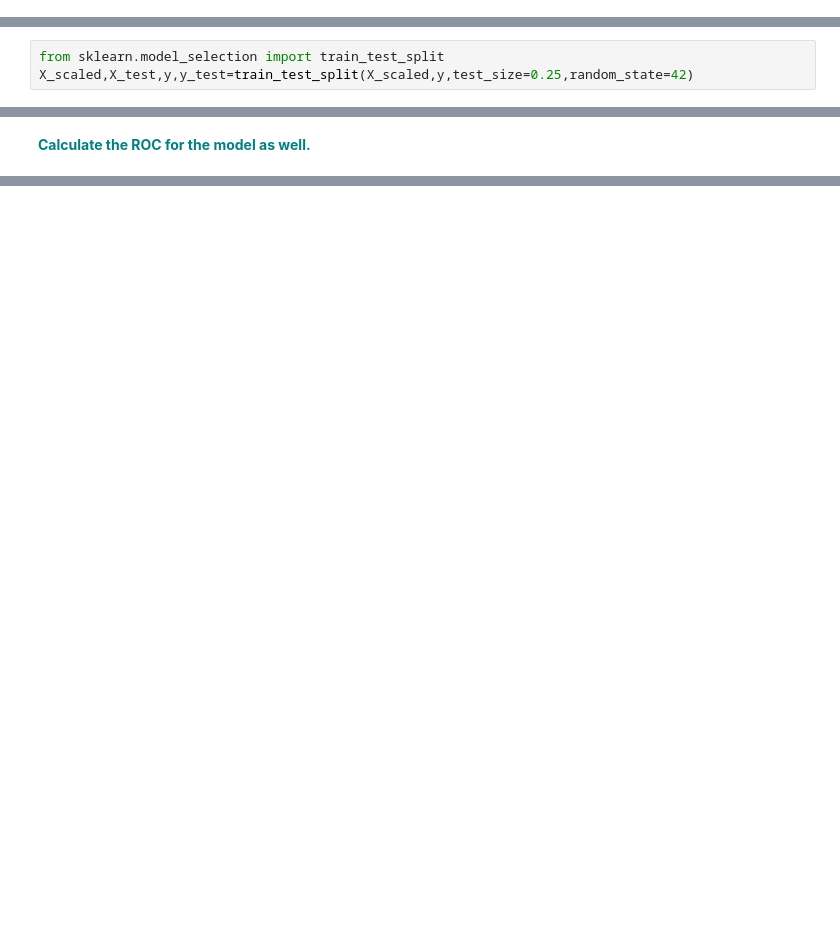
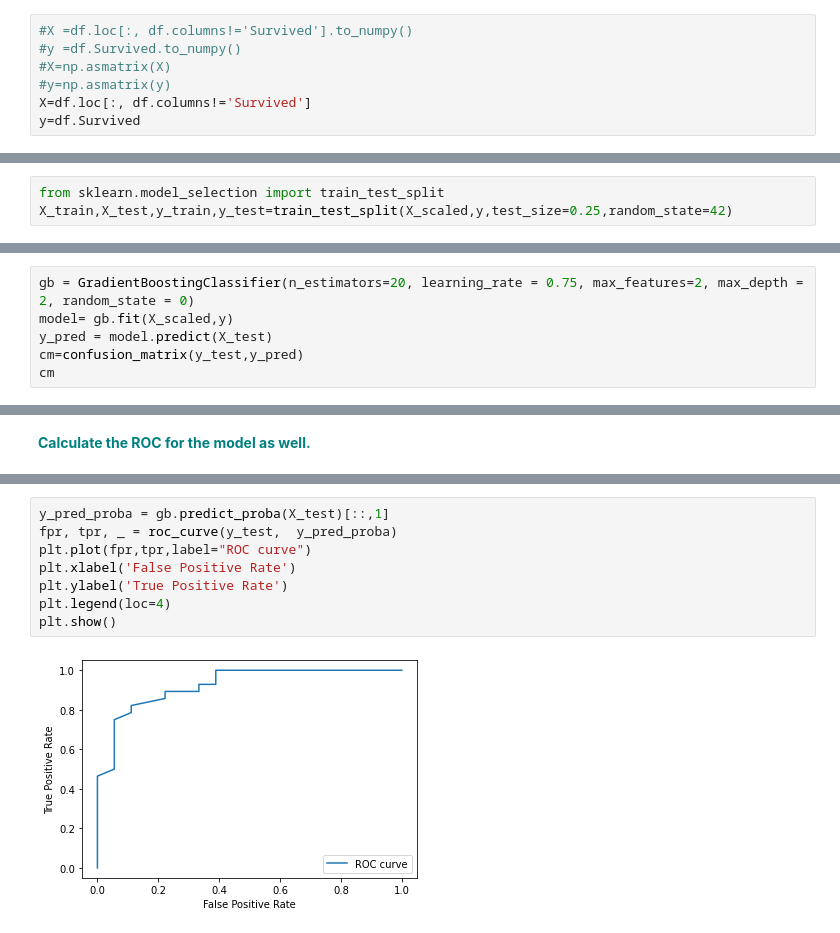
Before and after one commit to pritjee/Springboard, a Jupyter notebook: Gradient Boosting Case Study.ipynb, the cells around one changed output, grey strips where cells are left out. Saved outputs shown, nothing was run; the diff lists cells and outputs as text; blank space fills up the shorter version.

```diff
--- a/Gradient Boosting Case Study.ipynb
+++ b/Gradient Boosting Case Study.ipynb
@@ -184,3 +181,10 @@ y =df.Survived
+# %%
+#X =df.loc[:, df.columns!='Survived'].to_numpy()
+#y =df.Survived.to_numpy()
+#X=np.asmatrix(X)
+#y=np.asmatrix(y)
+X=df.loc[:, df.columns!='Survived']
+y=df.Survived
 # %% [markdown]
 **<font color='teal'>Apply the standard scaler to the X matrix.</font>**
 # %%
@@ -190,7 +194,7 @@ X_scaled =scaler.transform(X)
 **<font color='teal'>Split the X_scaled and y into 75/25 training and testing data subsets..</font>**
 # %%
 from sklearn.model_selection import train_test_split
-X_scaled,X_test,y,y_test=train_test_split(X_scaled,y,test_size=0.25,random_state=42)
+X_train,X_test,y_train,y_test=train_test_split(X_scaled,y,test_size=0.25,random_state=42)
 # %% [markdown]
 **<font color='teal'>Run the cell below to test multiple learning rates in your gradient boosting classifier.</font>**
 # %%
@@ -227,0 +229,6 @@ ValueError: Found array with 0 sample(s) (shape=(0,)) while a minimum of 1 is re
+# %%
+gb = GradientBoostingClassifier(n_estimators=20, learning_rate = 0.75, max_features=2, max_depth = 2, random_state = 0)
+model= gb.fit(X_scaled,y)
+y_pred = model.predict(X_test)
+cm=confusion_matrix(y_test,y_pred)
+cm
@@ -229,0 +252,10 @@ ValueError: Found array with 0 sample(s) (shape=(0,)) while a minimum of 1 is re
+# %%
+y_pred_proba = gb.predict_proba(X_test)[::,1]
+fpr, tpr, _ = roc_curve(y_test,  y_pred_proba)
+plt.plot(fpr,tpr,label="ROC curve")
+plt.xlabel('False Positive Rate')
+plt.ylabel('True Positive Rate')
+plt.legend(loc=4)
+plt.show()
+# %% [output]
+[figure, added]
```
Also changed, not shown: parts of 6 cells of this notebook.
